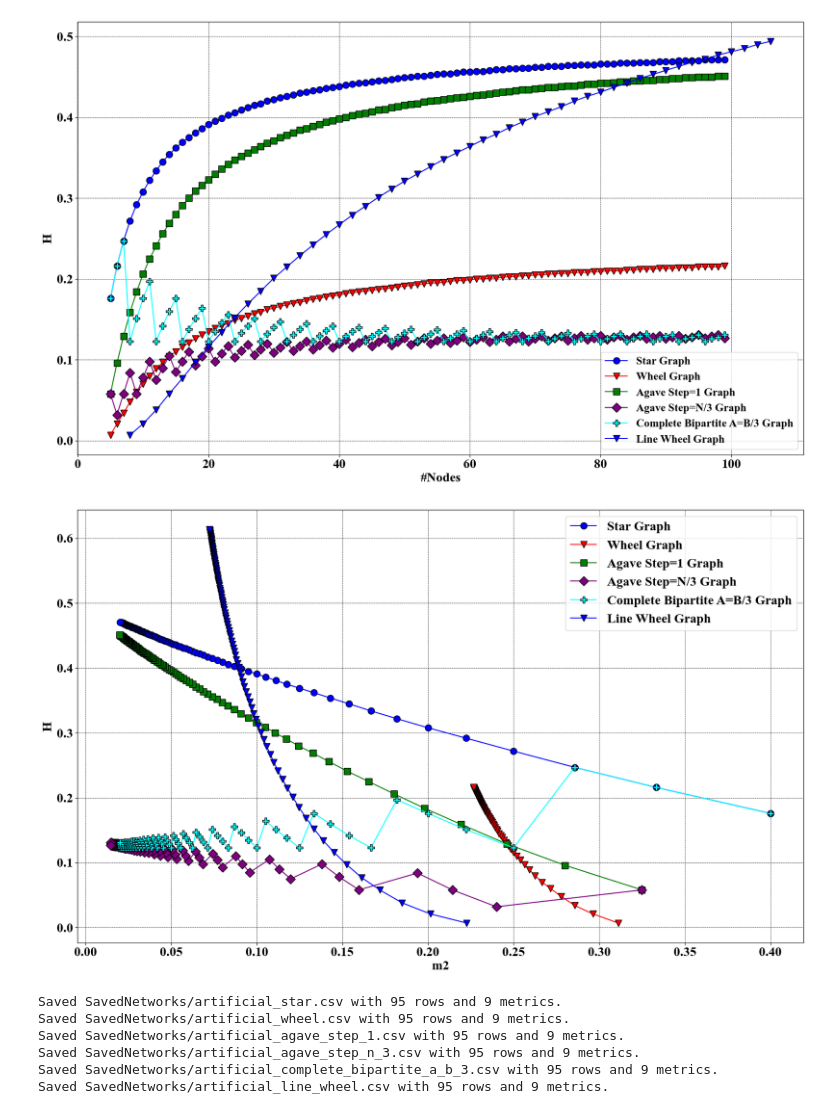
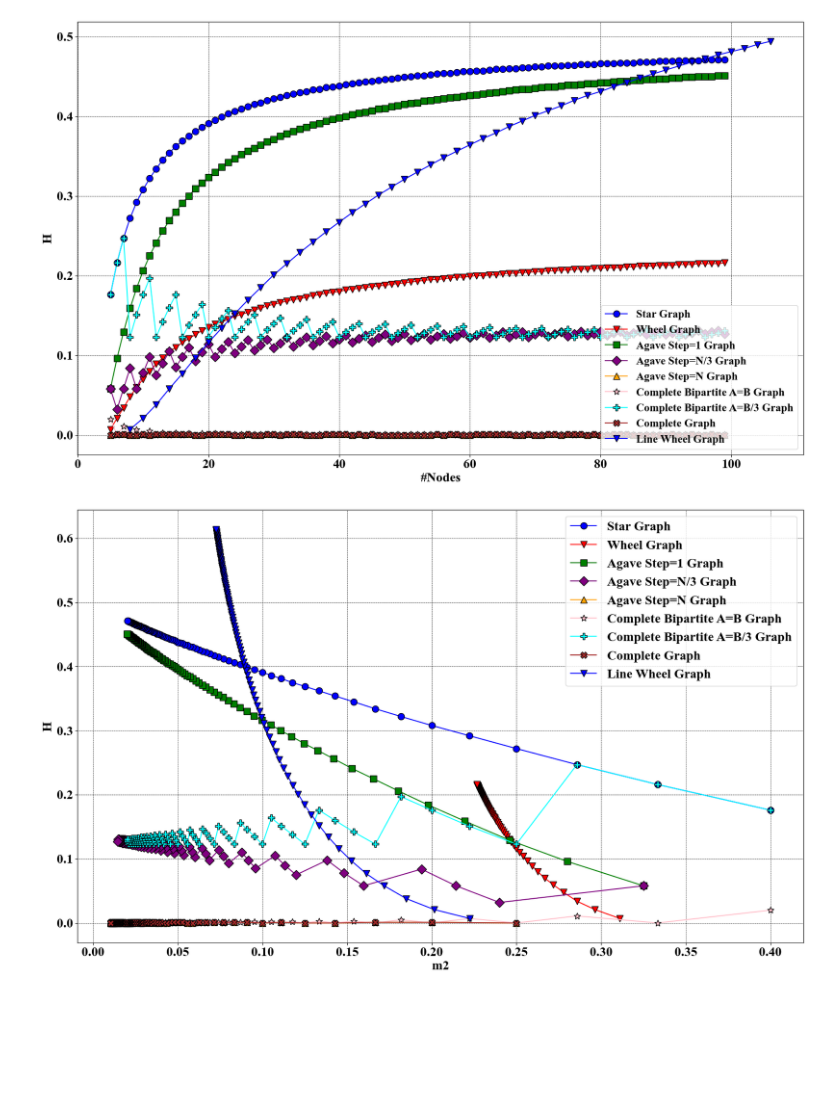
Before and after one commit to hghaemi/h_index_paper, a Jupyter notebook: artificial_networks.ipynb, the cells around one changed output. Cells and saved outputs as stored; diff of their text form; code cells hidden in the pictures; blank space fills up the shorter version.

Commit message:
make some changes on artificial networks

```diff
--- a/artificial_networks.ipynb
+++ b/artificial_networks.ipynb
@@ -87,8 +87,8 @@ values_df.rename(columns={'index':'Graph_name'})
 | 8 | line_wheel | [0.007000000000000006, 0.02100000... | [0.22250000000000048, 0.201388888... | [2.0600230943494906, 2.7562305898... | [1.7056277056277047, 2.0934959349... | [0.10634920634920633, 0.111882716... | [103.49276535194248, 201.78208301... | [1.0689595228254456, 1.1981220893... | [14.000000000000002, 18.472135954... | [8, 10, 12, 14, 16, 18, 20, 22, 2... |
 # %%
 graph_keys = values_dict.keys()
-exclude_keys = {'agave step=n', 'complete_bipartite a=b', 'complete', 'cycle'}
-
+# exclude_keys = {'agave step=n', 'complete_bipartite a=b', 'complete', 'cycle'}
+exclude_keys = []
 
 colors = ['b', 'r', 'g', 'purple', 'orange', 'pink', 'cyan', 'brown','b', 'violet','lime']
 markers = ['o', 'v', 's', 'D', '^', '*', 'P', 'X', 'v', 's', '+']
@@ -129,11 +129,11 @@ plt.grid(color='black', linestyle='--', linewidth=0.5)
 # plt.savefig("plots/artificial_combined1.png" , dpi=1000, bbox_inches='tight')
 plt.show()
 # %% [output]
-[figure, old version]
+[figure, new version]
 # %%
 graph_keys = values_dict.keys()
-exclude_keys = {'agave step=n', 'complete_bipartite a=b', 'complete', 'cycle'}
-
+# exclude_keys = {'agave step=n', 'complete_bipartite a=b', 'complete', 'cycle'}
+exclude_keys = []
 
 colors = ['b', 'r', 'g', 'purple', 'orange', 'pink', 'cyan', 'brown','b','lime']
 markers = ['o', 'v', 's', 'D', '^', '*', 'P', 'X', 'v','o']
@@ -141,71 +141,31 @@ edge_colors = ['black'] * len(graph_keys)
 marker_size=10
 
 plt.figure(figsize=(20, 12))
 font = {'family': 'times new roman', 'weight': 'bold', 'size': 20}
 
 for i, key in enumerate(graph_keys):
     if key in exclude_keys:
         continue
 
     m_values = values_dict[key]['m2']
     H_values = values_dict[key]['H']
 
     plt.plot(m_values,
         H_values,
         marker=markers[i],
         c=colors[i],
         markeredgecolor=edge_colors[i],
         markerfacecolor=colors[i],
         markersize=marker_size,
         label=key.replace('_', ' ').title()+' Graph')
 
 plt.xlabel('m2', family= 'times new roman', weight='bold', size=20)
 plt.ylabel('H', family= 'times new roman', weight='bold', size=20)
 plt.legend(loc='upper right', prop=font)
 plt.xticks(family= 'times new roman', weight='bold', size=20)
 plt.yticks(family= 'times new roman', weight='bold', size=20)
 plt.grid(color='black', linestyle='--', linewidth=0.5)
 plt.savefig("plots/artificial_combined2.png" , dpi=1000, bbox_inches='tight')
 plt.show()
 # %% [output]
-[figure, old version]
+[figure, new version]
-# %%
-graphs_to_save = [
-    'star',
-    'wheel',
-    'agave step=1',
-    'agave step=n/3',
-    'complete_bipartite a=b/3',
-    'line_wheel'
-]
-
-n_values = np.arange(5, 100, 1)
-
-for graph_name in graphs_to_save:
-    if graph_name in values_dict:
-        inner_dict = values_dict[graph_name]
-        if not inner_dict:
-            print(f"Warning: Graph type '{graph_name}' has no data.")
-            continue
-
-        first_metric = next(iter(inner_dict.values()))
-        if len(first_metric) != len(n_values):
-            print(f"Warning: Data length mismatch for '{graph_name}'.")
-            continue
-
-        df = pd.DataFrame(inner_dict)
-        df.insert(0, 'n_nodes', n_values)
-
-        safe_graph_name = graph_name.replace(' ', '_').replace('=', '_').replace('/', '_')
-        filename = f"SavedNetworks/artificial_{safe_graph_name}.csv"
-        df.to_csv(filename, index=False)
-        print(f"Saved {filename} with {len(df)} rows and {len(df.columns)-1} metrics.")
-    else:
-        print(f"Warning: Graph type '{graph_name}' was not found in values_dict and will be skipped.")
-# %% [output]
-Saved SavedNetworks/artificial_star.csv with 95 rows and 9 metrics.
-Saved SavedNetworks/artificial_wheel.csv with 95 rows and 9 metrics.
-Saved SavedNetworks/artificial_agave_step_1.csv with 95 rows and 9 metrics.
-Saved SavedNetworks/artificial_agave_step_n_3.csv with 95 rows and 9 metrics.
-Saved SavedNetworks/artificial_complete_bipartite_a_b_3.csv with 95 rows and 9 metrics.
-Saved SavedNetworks/artificial_line_wheel.csv with 95 rows and 9 metrics.
```
